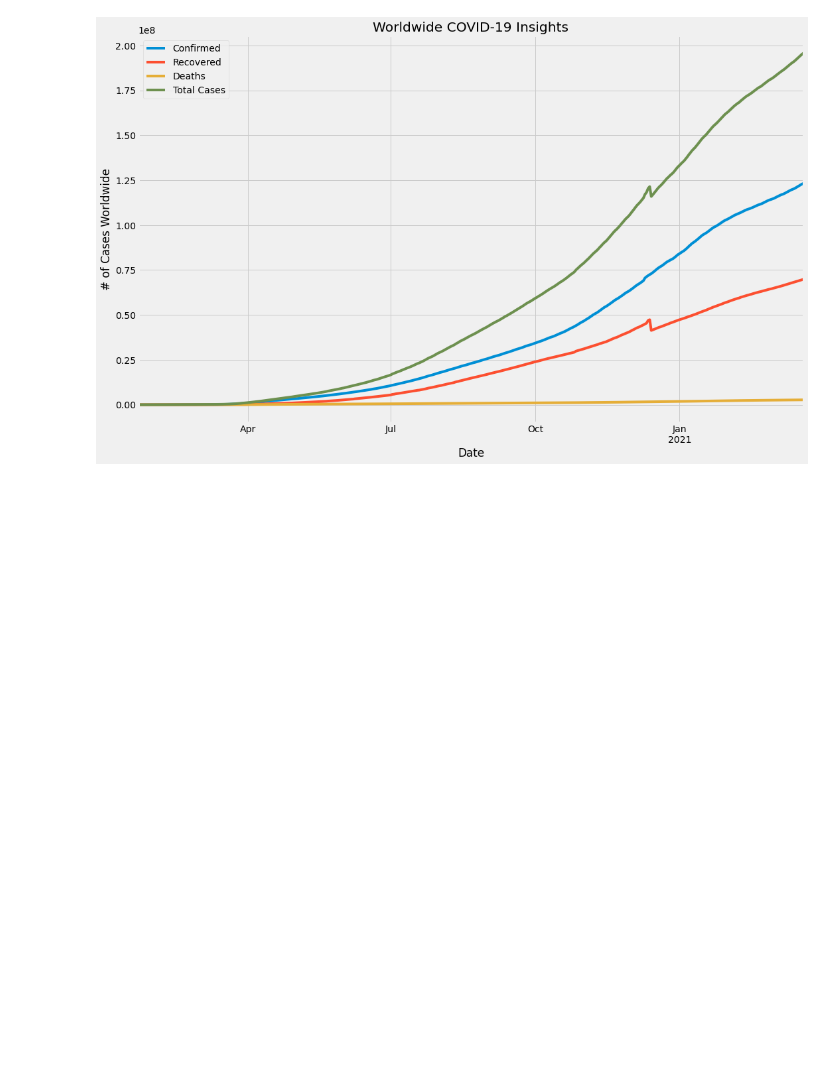
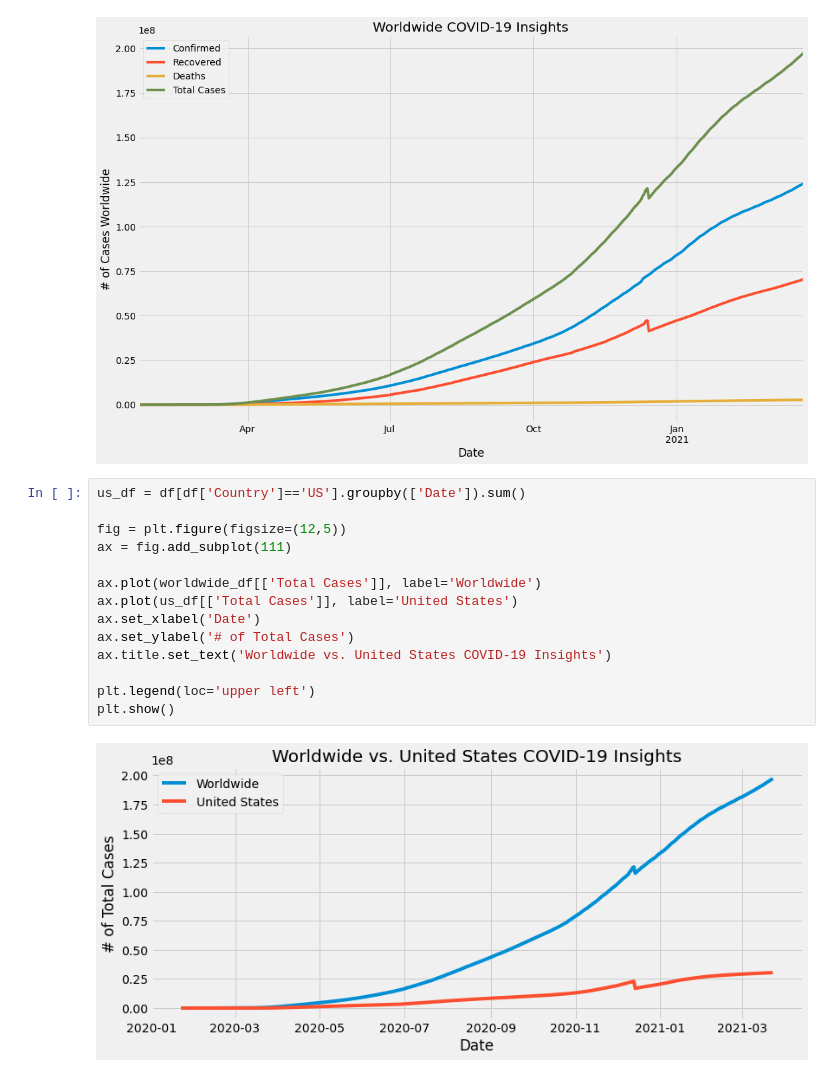
Before and after one commit to ftrbnd/COVID-19-Data-Visualization, a Jupyter notebook: COVID-19 Data Visualization.ipynb, the cells around one changed output. Cells and saved outputs as stored; diff of their text form; blank space fills up the shorter version.

Commit message:
added Worldwide vs United States visualization

```diff
--- a/COVID-19 Data Visualization.ipynb
+++ b/COVID-19 Data Visualization.ipynb
@@ -27,3 +27,19 @@ w.title.set_text('Worldwide COVID-19 Insights')
 plt.show()
 # %% [output]
 [figure]
+# %%
+us_df = df[df['Country']=='US'].groupby(['Date']).sum()
+
+fig = plt.figure(figsize=(12,5))
+ax = fig.add_subplot(111)
+
+ax.plot(worldwide_df[['Total Cases']], label='Worldwide')
+ax.plot(us_df[['Total Cases']], label='United States')
+ax.set_xlabel('Date')
+ax.set_ylabel('# of Total Cases')
+ax.title.set_text('Worldwide vs. United States COVID-19 Insights')
+
+plt.legend(loc='upper left')
+plt.show()
+# %% [output]
+[figure, added]
```
